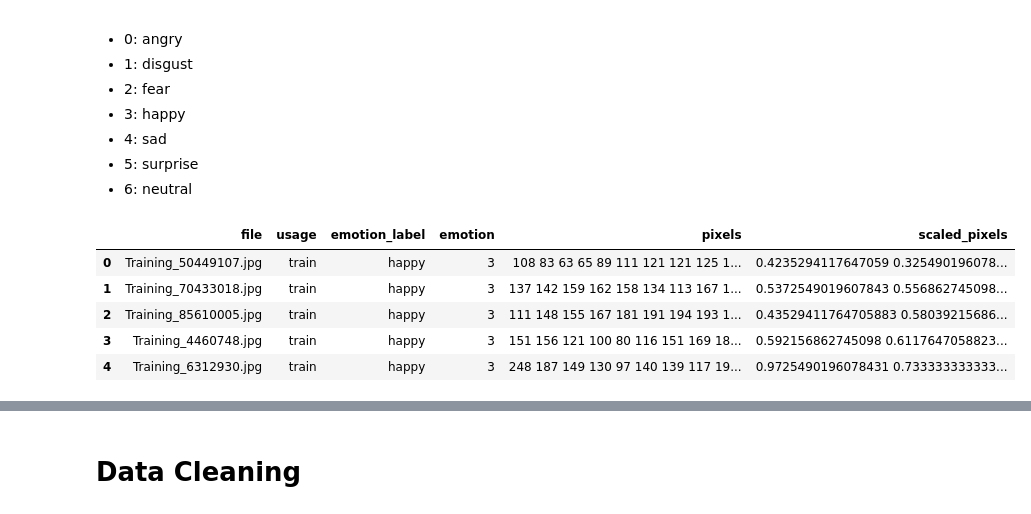
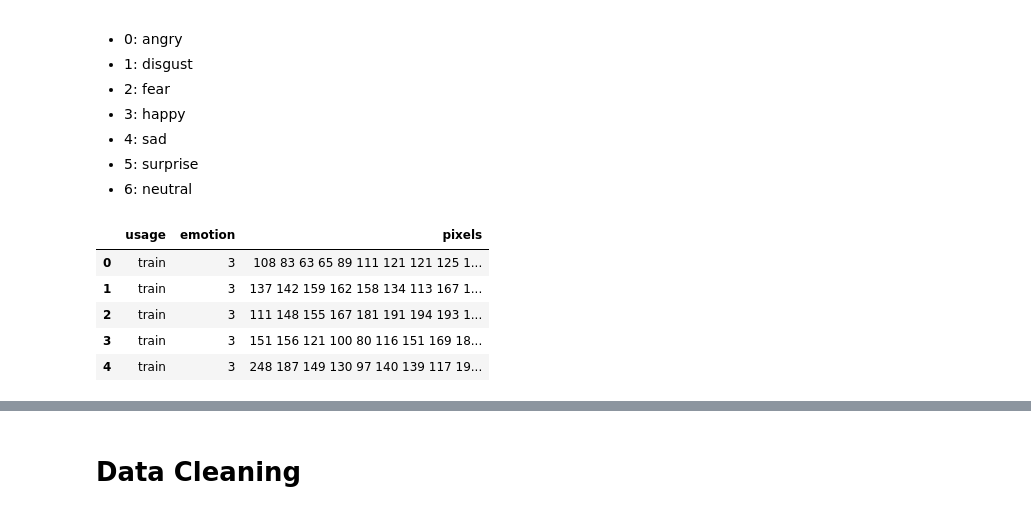
Before and after one commit to chikakoto/facial-expression-recognition, a Jupyter notebook: notebooks/1.0_data_laoding.ipynb, the cells around one changed output, grey strips where cells are left out. Saved outputs shown, nothing was run; the diff lists cells and outputs as text; code cells hidden in the pictures.

```diff
--- a/notebooks/1.0_data_laoding.ipynb
+++ b/notebooks/1.0_data_laoding.ipynb
@@ -44,22 +52,15 @@ for dirname, dirs, filenames in os.walk(train_dir, topdown=True):
 # %%
-# Test dataset
-for dirname, dirs, filenames in os.walk(test_dir, topdown=True):
-    cat = dirname.replace(test_dir, '')
-    if cat != '':
-        cat = cat.replace('/', '')
-        for filename in filenames:
-            file = os.path.join(dirname, filename)
-            image = mpimg.imread(file).flatten()
-            pixels = ' '.join(str(x) for x in image)
-            scale = ' '.join(str(x/255.0) for x in image)
-            image_data.append([filename, 'test', cat, emotions[cat], pixels, scale])
+image_data1, file_data1 = get_data('train')
+image_data2, file_data2 = get_data('test')
+image_data = image_data1 + image_data2
+file_data = file_data1 + file_data2
 # %%
-df = pd.DataFrame(image_data, columns = ['file', 'usage', 'emotion_label', 'emotion', 'pixels', 'scaled_pixels'])
+df = pd.DataFrame(image_data, columns = ['usage', 'emotion', 'pixels'])
 df.head()
 # %% [output]
-|  | file | usage | emotion_label | emotion | pixels | scaled_pixels |
-| 0 | Training_50449107.jpg | train | happy | 3 | 108 83 63 65 89 111 121 121 125 1... | 0.4235294117647059 0.325490196078... |
-| 1 | Training_70433018.jpg | train | happy | 3 | 137 142 159 162 158 134 113 167 1... | 0.5372549019607843 0.556862745098... |
-| 2 | Training_85610005.jpg | train | happy | 3 | 111 148 155 167 181 191 194 193 1... | 0.43529411764705883 0.58039215686... |
-| 3 | Training_4460748.jpg | train | happy | 3 | 151 156 121 100 80 116 151 169 18... | 0.592156862745098 0.6117647058823... |
-| 4 | Training_6312930.jpg | train | happy | 3 | 248 187 149 130 97 140 139 117 19... | 0.9725490196078431 0.733333333333... |
+|  | usage | emotion | pixels |
+| 0 | train | 3 | 108 83 63 65 89 111 121 121 125 1... |
+| 1 | train | 3 | 137 142 159 162 158 134 113 167 1... |
+| 2 | train | 3 | 111 148 155 167 181 191 194 193 1... |
+| 3 | train | 3 | 151 156 121 100 80 116 151 169 18... |
+| 4 | train | 3 | 248 187 149 130 97 140 139 117 19... |
```
Also changed, not shown: parts of 17 cells of this notebook, 1 other file.
